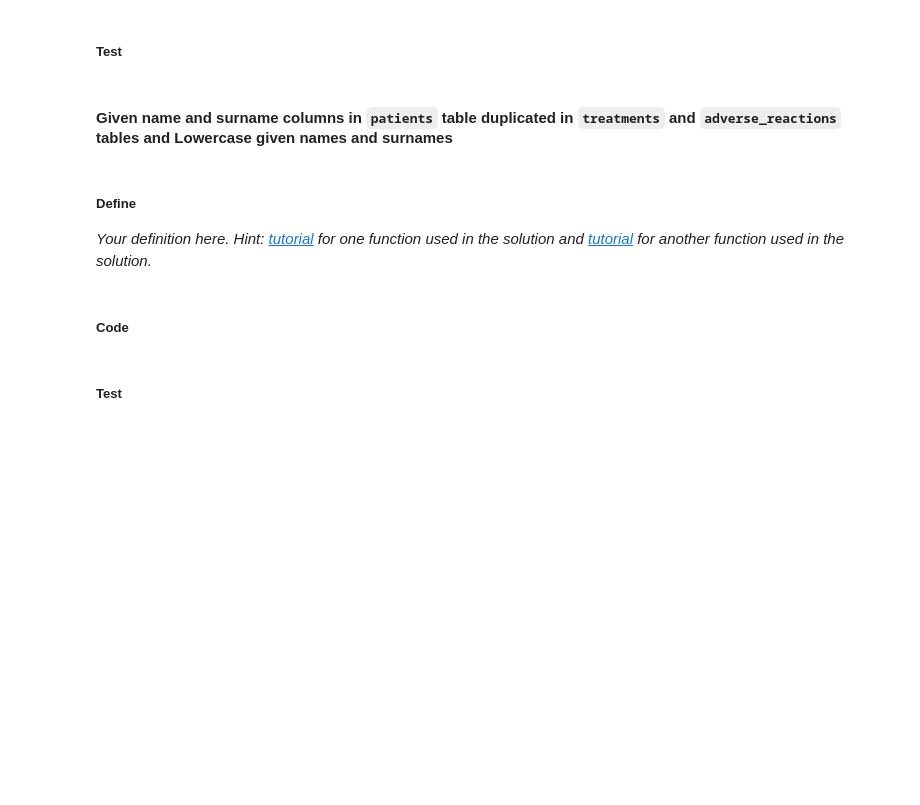
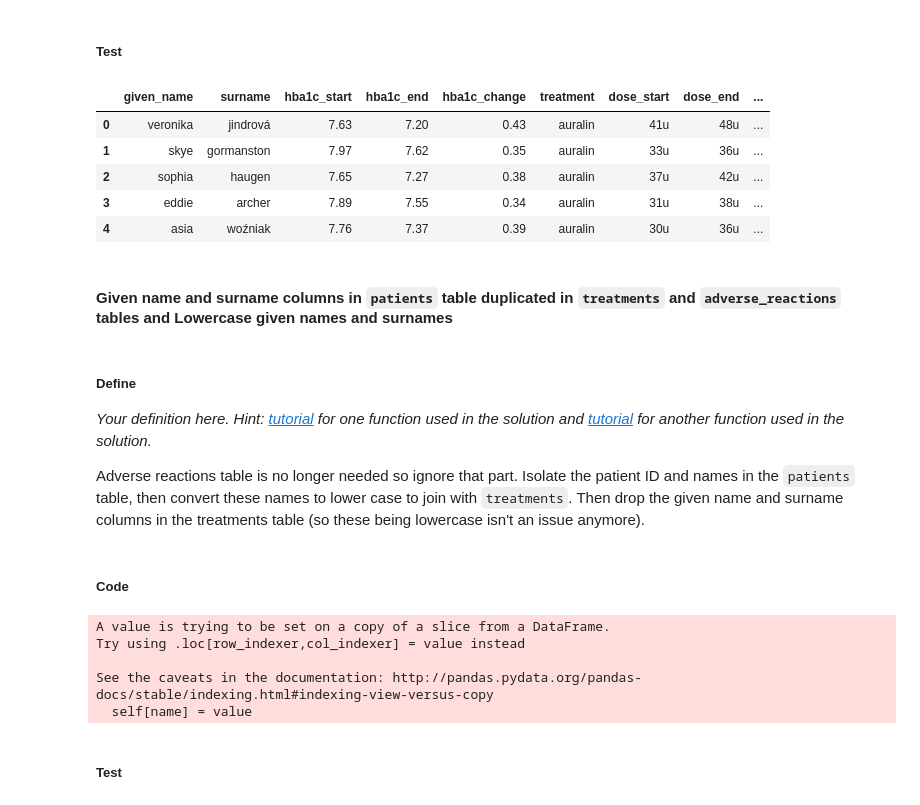
Before and after one commit to liuyang21cn/Udacity-DAND, a Jupyter notebook: 2-Data-Wrangling/Lesson4-Cleaning-Data/cleaning-student.ipynb, the cells around one changed output. Cells and saved outputs as stored; diff of their text form; code cells hidden in the pictures; blank space fills up the shorter version.

```diff
--- a/2-Data-Wrangling/Lesson4-Cleaning-Data/cleaning-student.ipynb
+++ b/2-Data-Wrangling/Lesson4-Cleaning-Data/cleaning-student.ipynb
@@ -423,3 +488,10 @@ Name: hba1c_change, dtype: float64
+# %%
+# Your cleaning code here
+treatments_clean = pd.melt(treatments_clean, id_vars=['given_name', 'surname', 'hba1c_start', 'hba1c_end', 'hba1c_change'],
+                           var_name='treatment', value_name='dose')
+treatments_clean = treatments_clean[treatments_clean.dose != "-"]
+treatments_clean['dose_start'], treatments_clean['dose_end'] = treatments_clean['dose'].str.split(' - ', 1).str
+treatments_clean = treatments_clean.drop('dose', axis=1)
 # %% [markdown]
 ##### Test
 # %%
@@ -433,14 +515,26 @@ Name: hba1c_change, dtype: float64
 ##### Code
 # %%
 # Your cleaning code here
+treatments_clean = pd.merge(treatments_clean, adverse_reactions_clean,
+                            on=['given_name', 'surname'], how='left')
 # %% [markdown]
 ##### Test
 # %%
 # Your testing code here
+treatments_clean.head()
+# %% [output]
+|  | given_name | surname | hba1c_start | hba1c_end | hba1c_change | treatment | dose_start | dose_end | ... |
+| 0 | veronika | jindrová | 7.63 | 7.20 | 0.43 | auralin | 41u | 48u | ... |
+| 1 | skye | gormanston | 7.97 | 7.62 | 0.35 | auralin | 33u | 36u | ... |
+| 2 | sophia | haugen | 7.65 | 7.27 | 0.38 | auralin | 37u | 42u | ... |
+| 3 | eddie | archer | 7.89 | 7.55 | 0.34 | auralin | 31u | 38u | ... |
+| 4 | asia | woźniak | 7.76 | 7.37 | 0.39 | auralin | 30u | 36u | ... |
 # %% [markdown]
 #### Given name and surname columns in `patients` table duplicated in `treatments` and `adverse_reactions` tables  and Lowercase given names and surnames
 # %% [markdown]
 ##### Define
 *Your definition here. Hint: [tutorial](https://chrisalbon.com/python/pandas_join_merge_dataframe.html) for one function used in the solution and [tutorial](http://erikrood.com/Python_References/dropping_rows_cols_pandas.html) for another function used in the solution.*
+
+Adverse reactions table is no longer needed so ignore that part. Isolate the patient ID and names in the `patients` table, then convert these names to lower case to join with `treatments`. Then drop the given name and surname columns in the treatments table (so these being lowercase isn't an issue anymore).
 # %% [markdown]
 ##### Code
@@ -449,3 +541,16 @@ Name: hba1c_change, dtype: float64
+# %%
+# Your cleaning code here
+id_names = patients_clean[['patient_id', 'given_name', 'surname']]
+id_names.given_name = id_names.given_name.str.lower()
+id_names.surname = id_names.surname.str.lower()
+treatments_clean = pd.merge(treatments_clean, id_names, on=['given_name', 'surname'])
+treatments_clean = treatments_clean.drop(['given_name', 'surname'], axis=1)
+# %% [output]
+A value is trying to be set on a copy of a slice from a DataFrame.
+Try using .loc[row_indexer,col_indexer] = value instead
+
+See the caveats in the documentation: http://pandas.pydata.org/pandas-docs/stable/indexing.html#indexing-view-versus-copy
+  self[name] = value
 # %% [markdown]
 ##### Test
 # %%
```
Also changed, not shown: parts of 12 cells of this notebook.
